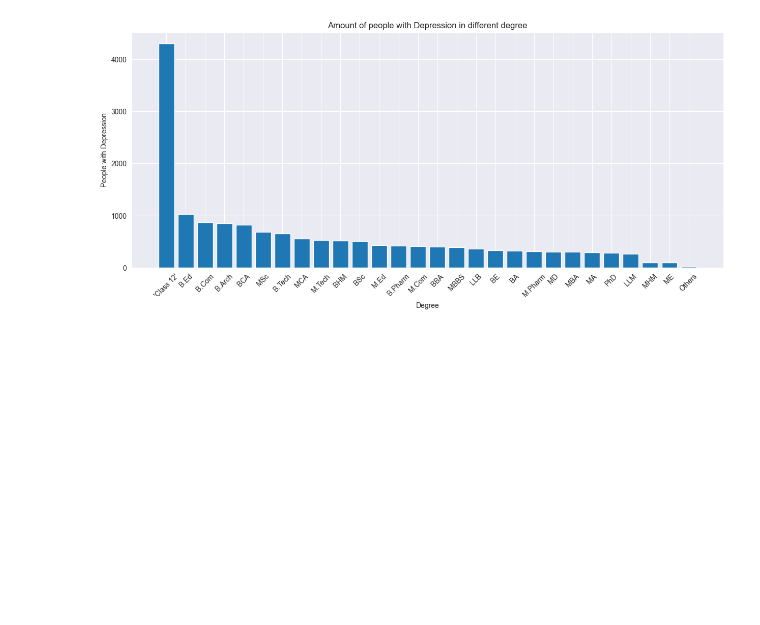
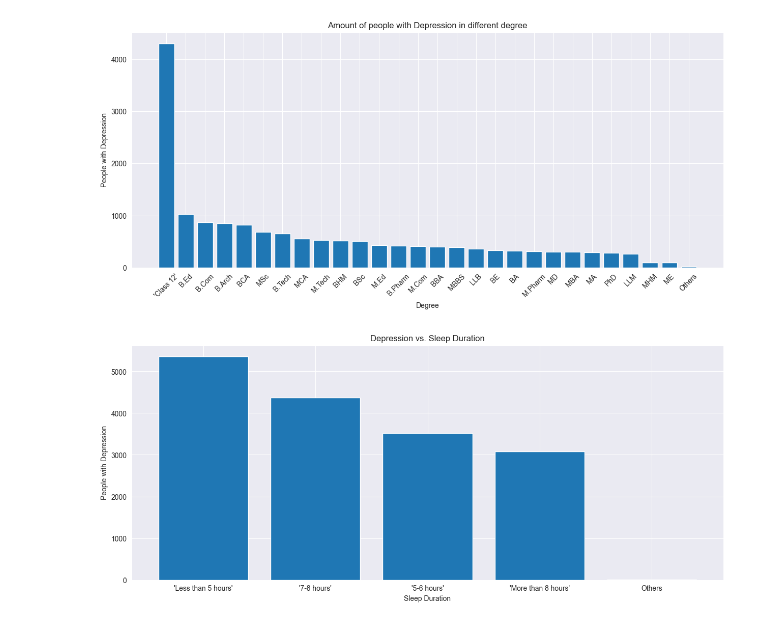
Before and after one commit to ToblerX/student_data_analysis, a Jupyter notebook: sample.ipynb, the cells around one changed output. Saved outputs shown, nothing was run; the diff lists cells and outputs as text; code cells hidden in the pictures; blank space fills up the shorter version.

Commit message:
Correlation of sleep duration and depression

```diff
--- a/sample.ipynb
+++ b/sample.ipynb
@@ -116,3 +116,12 @@ plt.xticks(rotation = 45)
 plt.show()
 # %% [output]
 [figure]
+# %%
+plt.figure(figsize = (15, 6))
+plt.bar(data['SleepDuration'].value_counts().index, data.groupby('SleepDuration')['Depression'].sum().sort_values(ascending=False))
+plt.xlabel('Sleep Duration')
+plt.ylabel('People with Depression')
+plt.title('Depression vs. Sleep Duration')
+plt.show()
+# %% [output]
+[figure, added]
```
